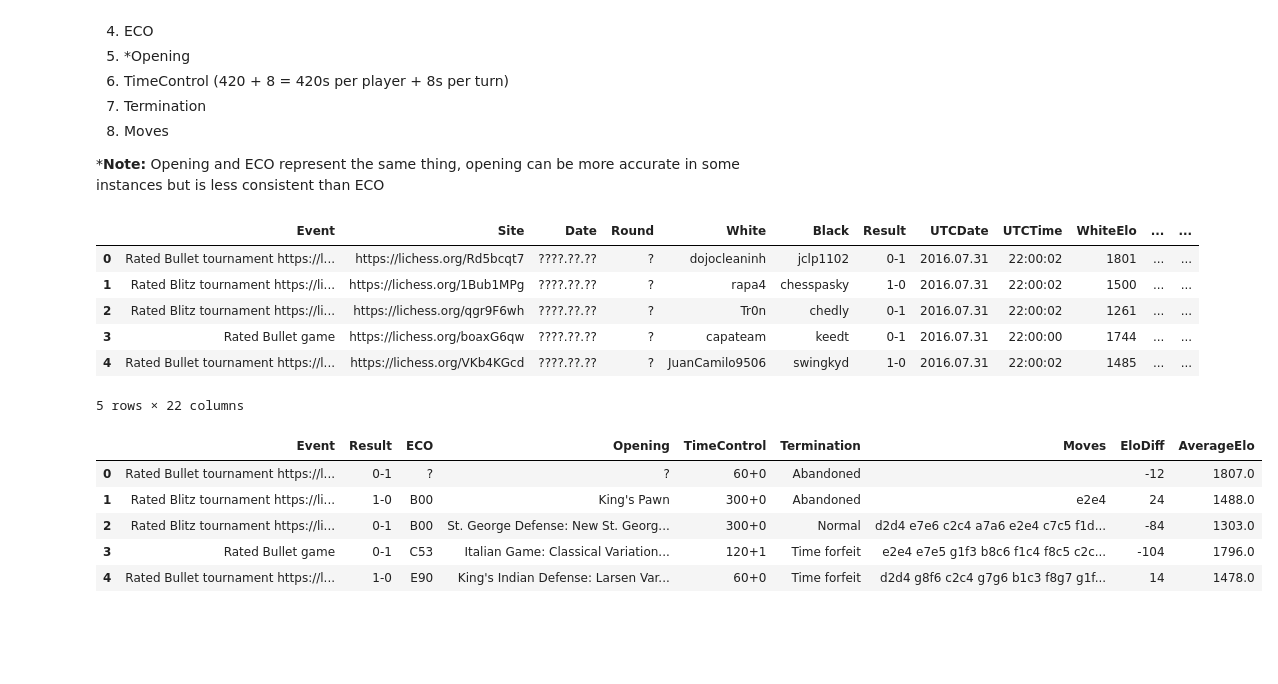
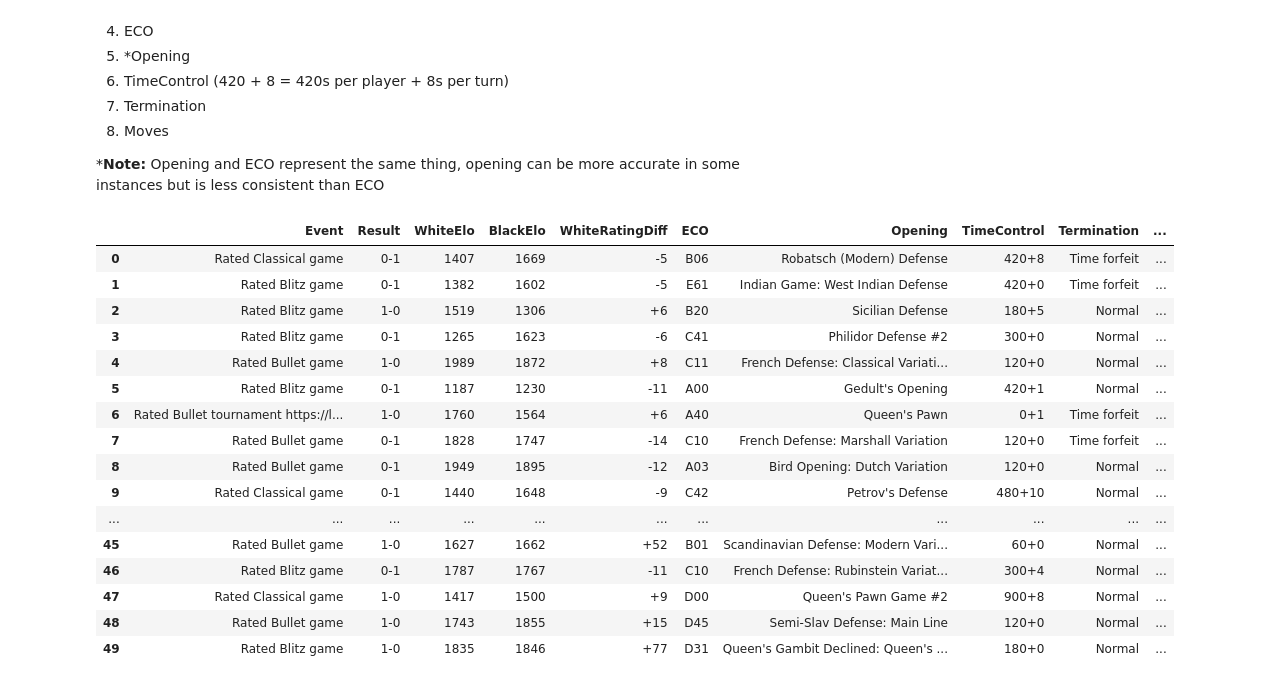
Before and after one commit to Brant-c/chess-opening-ml, a Jupyter notebook: notebooks/LichessEDA[G66].ipynb, the cells around one changed output. Cells and saved outputs as stored; diff of their text form; code cells hidden in the pictures; blank space fills up the shorter version.

```diff
--- a/notebooks/LichessEDA[G66].ipynb
+++ b/notebooks/LichessEDA[G66].ipynb
@@ -105,3 +65,19 @@ import io
 
 # file_path = "lichess_db_standard_rated_2014-08.pgn.zst"
 file_path = "lichess_db_standard_rated_2016-08.pgn.zst"
+
+rows = []
+
+with open(file_path, "rb") as f:
+    reader = zstd.ZstdDecompressor().stream_reader(f)
+    text = io.TextIOWrapper(reader)
+
+    for i in range(10000):
+        game = chess.pgn.read_game(text)
+
+        if game is None:
+            break
+
+        rows.append(dict(game.headers))
+
+df = pd.DataFrame(rows)
@@ -299,50 +202,39 @@ Name: count, dtype: int64
 8.   Moves
 
 ***Note:** Opening and ECO represent the same thing, opening can be more accurate in some instances but is less consistent than ECO
-# %%
-# Make sure Elo values are numeric
-df["WhiteElo"] = pd.to_numeric(df["WhiteElo"], errors="coerce")
-df["BlackElo"] = pd.to_numeric(df["BlackElo"], errors="coerce")
-
-# Elo difference is always a whole number
-df["EloDiff"] = (df["WhiteElo"] - df["BlackElo"]).astype("Int64")
-
-# Create combined Elo features
-df["AverageElo"] = (df["WhiteElo"] + df["BlackElo"]) / 2
-
-df.head()
-# %% [output]
-|  | Event | Site | Date | Round | White | Black | Result | UTCDate | UTCTime | WhiteElo | ... | ... |
-| 0 | Rated Bullet tournament https://l... | https://lichess.org/Rd5bcqt7 | ????.??.?? | ? | dojocleaninh | jclp1102 | 0-1 | 2016.07.31 | 22:00:02 | 1801 | ... | ... |
-| 1 | Rated Blitz tournament https://li... | https://lichess.org/1Bub1MPg | ????.??.?? | ? | rapa4 | chesspasky | 1-0 | 2016.07.31 | 22:00:02 | 1500 | ... | ... |
-| 2 | Rated Blitz tournament https://li... | https://lichess.org/qgr9F6wh | ????.??.?? | ? | Tr0n | chedly | 0-1 | 2016.07.31 | 22:00:02 | 1261 | ... | ... |
-| 3 | Rated Bullet game | https://lichess.org/boaxG6qw | ????.??.?? | ? | capateam | keedt | 0-1 | 2016.07.31 | 22:00:00 | 1744 | ... | ... |
-| 4 | Rated Bullet tournament https://l... | https://lichess.org/VKb4KGcd | ????.??.?? | ? | JuanCamilo9506 | swingkyd | 1-0 | 2016.07.31 | 22:00:02 | 1485 | ... | ... |
-5 rows × 22 columns
 # %%
 columns_to_drop = [
     "Site",
     "Date",
     "Round",
     "White",
     "Black",
+    "UTCTime",
     "UTCDate",
-    "WhiteElo",
-    "BlackElo",
-    "UTCTime",
-    "WhiteRatingDiff",
-    "BlackRatingDiff",
+    #"WhiteRatingDiff",
+    "BlackRatingDiff", # White always goes first and every row has a rating for W/B (Not sure why you would need both?)
     "WhiteTitle",
-    "BlackTitle",
+    "BlackTitle"
 ]
 
 dfclean = df.drop(columns=columns_to_drop)
 
-dfclean.head()
+dfclean.head(50)
 # %% [output]
-|  | Event | Result | ECO | Opening | TimeControl | Termination | Moves | EloDiff | AverageElo |
-| 0 | Rated Bullet tournament https://l... | 0-1 | ? | ? | 60+0 | Abandoned |  | -12 | 1807.0 |
-| 1 | Rated Blitz tournament https://li... | 1-0 | B00 | King's Pawn | 300+0 | Abandoned | e2e4 | 24 | 1488.0 |
-| 2 | Rated Blitz tournament https://li... | 0-1 | B00 | St. George Defense: New St. Georg... | 300+0 | Normal | d2d4 e7e6 c2c4 a7a6 e2e4 c7c5 f1d... | -84 | 1303.0 |
-| 3 | Rated Bullet game | 0-1 | C53 | Italian Game: Classical Variation... | 120+1 | Time forfeit | e2e4 e7e5 g1f3 b8c6 f1c4 f8c5 c2c... | -104 | 1796.0 |
-| 4 | Rated Bullet tournament https://l... | 1-0 | E90 | King's Indian Defense: Larsen Var... | 60+0 | Time forfeit | d2d4 g8f6 c2c4 g7g6 b1c3 f8g7 g1f... | 14 | 1478.0 |
+|  | Event | Result | WhiteElo | BlackElo | WhiteRatingDiff | ECO | Opening | TimeControl | Termination | ... |
+| 0 | Rated Classical game | 0-1 | 1407 | 1669 | -5 | B06 | Robatsch (Modern) Defense | 420+8 | Time forfeit | ... |
+| 1 | Rated Blitz game | 0-1 | 1382 | 1602 | -5 | E61 | Indian Game: West Indian Defense | 420+0 | Time forfeit | ... |
+| 2 | Rated Blitz game | 1-0 | 1519 | 1306 | +6 | B20 | Sicilian Defense | 180+5 | Normal | ... |
+| 3 | Rated Blitz game | 0-1 | 1265 | 1623 | -6 | C41 | Philidor Defense #2 | 300+0 | Normal | ... |
+| 4 | Rated Bullet game | 1-0 | 1989 | 1872 | +8 | C11 | French Defense: Classical Variati... | 120+0 | Normal | ... |
+| 5 | Rated Blitz game | 0-1 | 1187 | 1230 | -11 | A00 | Gedult's Opening | 420+1 | Normal | ... |
+| 6 | Rated Bullet tournament https://l... | 1-0 | 1760 | 1564 | +6 | A40 | Queen's Pawn | 0+1 | Time forfeit | ... |
+| 7 | Rated Bullet game | 0-1 | 1828 | 1747 | -14 | C10 | French Defense: Marshall Variation | 120+0 | Time forfeit | ... |
+| 8 | Rated Bullet game | 0-1 | 1949 | 1895 | -12 | A03 | Bird Opening: Dutch Variation | 120+0 | Normal | ... |
+| 9 | Rated Classical game | 0-1 | 1440 | 1648 | -9 | C42 | Petrov's Defense | 480+10 | Normal | ... |
+| ... | ... | ... | ... | ... | ... | ... | ... | ... | ... | ... |
+| 45 | Rated Bullet game | 1-0 | 1627 | 1662 | +52 | B01 | Scandinavian Defense: Modern Vari... | 60+0 | Normal | ... |
+| 46 | Rated Blitz game | 0-1 | 1787 | 1767 | -11 | C10 | French Defense: Rubinstein Variat... | 300+4 | Normal | ... |
+| 47 | Rated Classical game | 1-0 | 1417 | 1500 | +9 | D00 | Queen's Pawn Game #2 | 900+8 | Normal | ... |
+| 48 | Rated Bullet game | 1-0 | 1743 | 1855 | +15 | D45 | Semi-Slav Defense: Main Line | 120+0 | Normal | ... |
+| 49 | Rated Blitz game | 1-0 | 1835 | 1846 | +77 | D31 | Queen's Gambit Declined: Queen's ... | 180+0 | Normal | ... |
```
Also changed, not shown: parts of 24 cells of this notebook.
